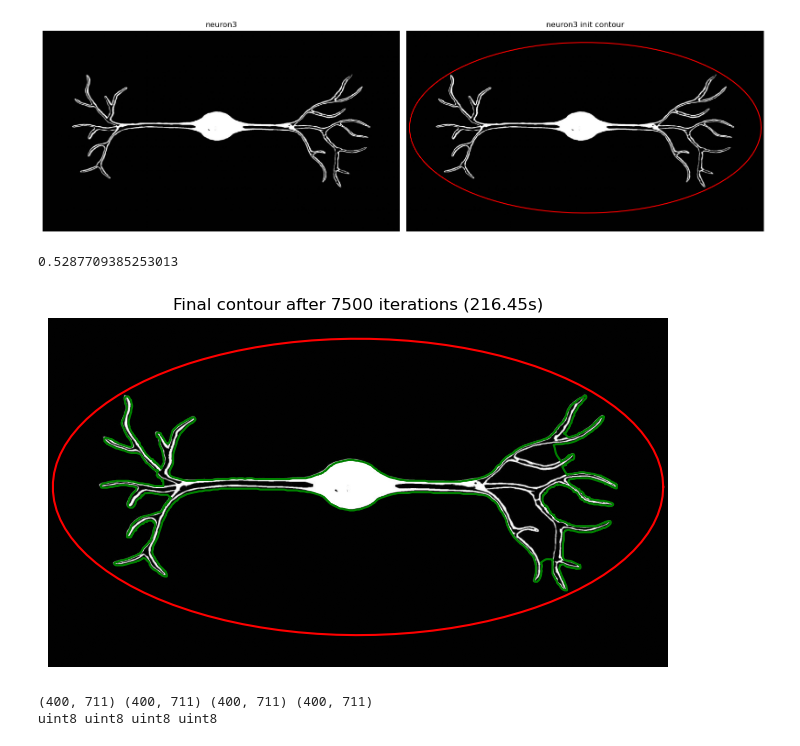
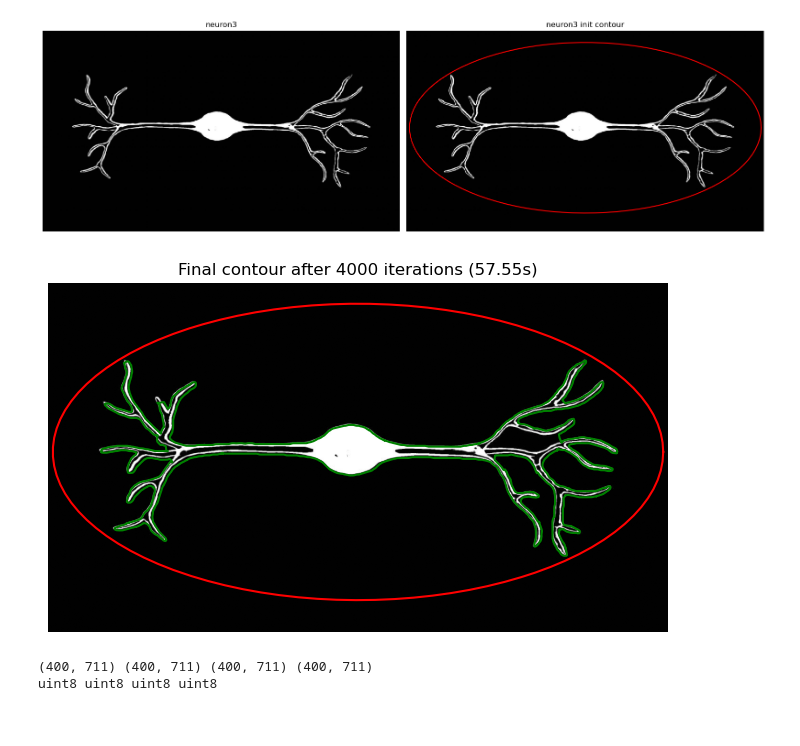
Before and after one commit to shh4und/snakes, a Jupyter notebook: 2D/snake.ipynb, the cells around one changed output. Saved outputs shown, nothing was run; the diff lists cells and outputs as text; code cells hidden in the pictures.

```diff
--- a/2D/snake.ipynb
+++ b/2D/snake.ipynb
@@ -586,37 +588,37 @@ plt.show()
 # %%
 # Configure snake parameters
 neuron3_params = SnakeParams(
-    alpha=700.0,  # Stronger continuity
+    alpha=300.0,  # Stronger continuity
     beta=50.0,  # Stronger curvature
     k=float(subdivision_k),
     gamma=0.003,  # Smaller time step
     sigma=2.0,  # Less blur
-    kb=25.0,  # Weaker balloon force
-    sb=70.0,  # More smoothing
-    max_iter=7500,
+    kb=85.0,  # Weaker balloon force
+    sb=0.0,  # More smoothing
+    max_iter=4000,
     cubic_spline_refinement=True,
-    dmax=2.0,
-    mfactor=1.05,
+    dmax=1.5,
+    mfactor=1.067,
     vfc_ksize=5,
-    vfc_sigma=1.0,
+    vfc_sigma=1.5,
+    L2_gradient=True
 )
 
 # Create and evolve snake
 neuron3_snake = Snake2D(neuron3, neuron3_v_init, neuron3_params)
 v_final, iters, duration = neuron3_snake.evolve()
 
 # Display result
 plt.figure(figsize=(8, 8))
 plt.imshow(neuron3, cmap="gray")
 plt.plot(neuron3_v_init[:, 0], neuron3_v_init[:, 1], "r-")
 plt.plot(v_final[:, 0], v_final[:, 1], "g-")
 
 plt.title(f"Final contour after {iters} iterations ({duration:.2f}s)")
 plt.axis("off")
 plt.show()
 # %% [output]
-0.5287709385253013
-[figure, old version]
+[figure, new version]
 # %%
 smoothed_neuron3 = neuron3_snake.get_I()
 edge_map_neuron3 = neuron3_snake.get_edge_map()
```
Also changed, not shown: parts of 11 cells of this notebook.
